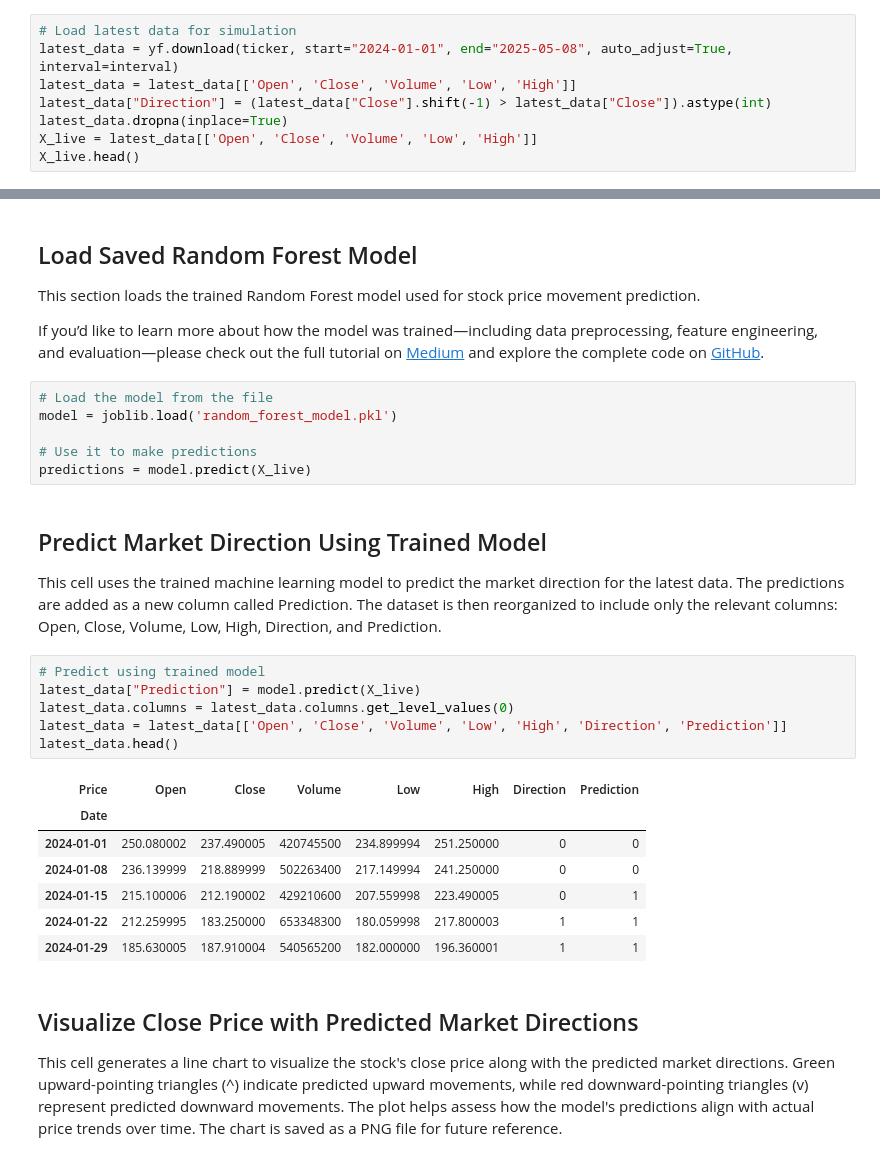
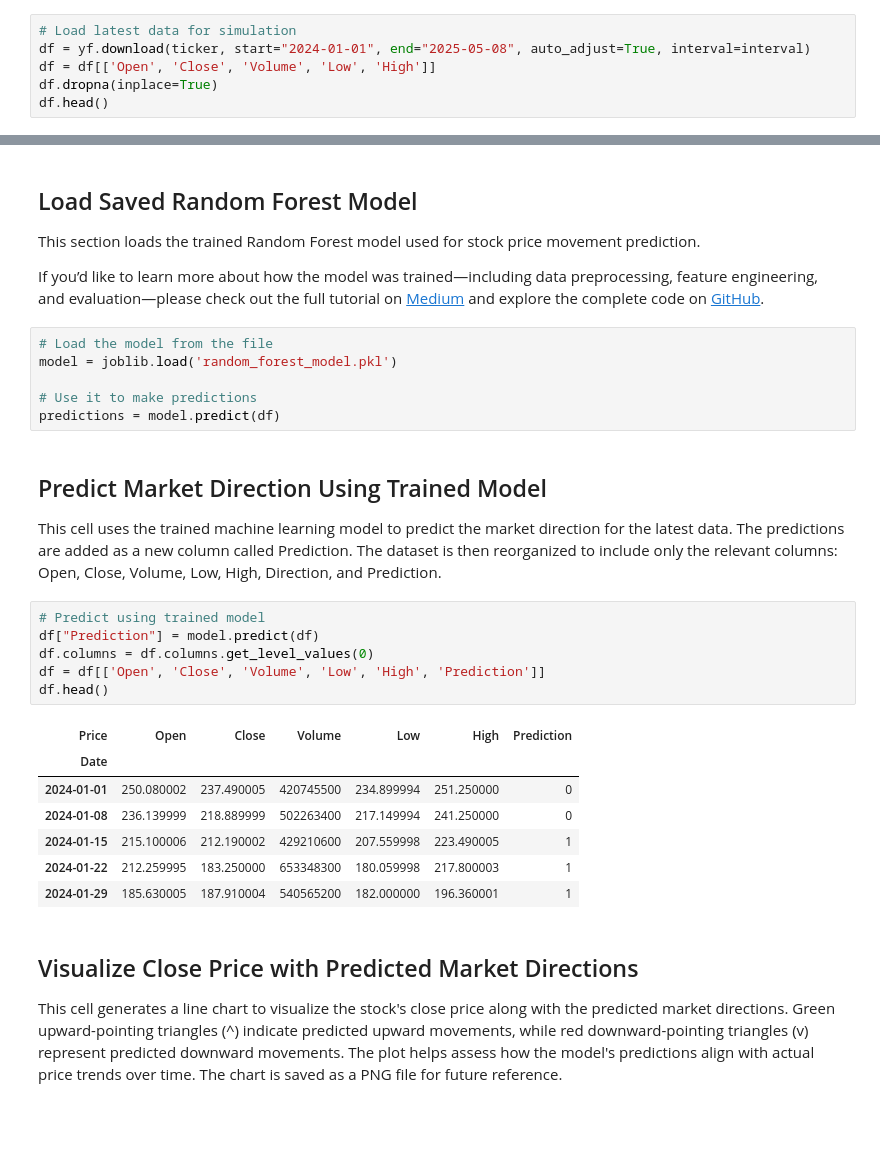
Before and after one commit to Brianhulela/random_forest_trading_strategy, a Jupyter notebook: strategy.ipynb, the cells around one changed output, grey strips where cells are left out. Cells and saved outputs as stored; diff of their text form; blank space fills up the shorter version.

```diff
--- a/strategy.ipynb
+++ b/strategy.ipynb
@@ -35,12 +35,10 @@ interval = "1wk"
 ### Download Data
 # %%
 # Load latest data for simulation
-latest_data = yf.download(ticker, start="2024-01-01", end="2025-05-08", auto_adjust=True, interval=interval)
-latest_data = latest_data[['Open', 'Close', 'Volume', 'Low', 'High']]
-latest_data["Direction"] = (latest_data["Close"].shift(-1) > latest_data["Close"]).astype(int)
-latest_data.dropna(inplace=True)
-X_live = latest_data[['Open', 'Close', 'Volume', 'Low', 'High']]
-X_live.head()
+df = yf.download(ticker, start="2024-01-01", end="2025-05-08", auto_adjust=True, interval=interval)
+df = df[['Open', 'Close', 'Volume', 'Low', 'High']]
+df.dropna(inplace=True)
+df.head()
 # %% [output]
 [*********************100%***********************]  1 of 1 completed
 | Price | Open | Close | Volume | Low | High |
@@ -76,25 +74,25 @@ If you’d like to learn more about how the model was trained—including data p
 model = joblib.load('random_forest_model.pkl')
 
 # Use it to make predictions
-predictions = model.predict(X_live)
+predictions = model.predict(df)
 # %% [markdown]
 ## Predict Market Direction Using Trained Model
 
 This cell uses the trained machine learning model to predict the market direction for the latest data. The predictions are added as a new column called Prediction. The dataset is then reorganized to include only the relevant columns: Open, Close, Volume, Low, High, Direction, and Prediction.
 # %%
 # Predict using trained model
-latest_data["Prediction"] = model.predict(X_live)
-latest_data.columns = latest_data.columns.get_level_values(0)
-latest_data = latest_data[['Open', 'Close', 'Volume', 'Low', 'High', 'Direction', 'Prediction']]
-latest_data.head()
+df["Prediction"] = model.predict(df)
+df.columns = df.columns.get_level_values(0)
+df = df[['Open', 'Close', 'Volume', 'Low', 'High', 'Prediction']]
+df.head()
 # %% [output]
-| Price | Open | Close | Volume | Low | High | Direction | Prediction |
-| Date |  |  |  |  |  |  |  |
-| 2024-01-01 | 250.080002 | 237.490005 | 420745500 | 234.899994 | 251.250000 | 0 | 0 |
-| 2024-01-08 | 236.139999 | 218.889999 | 502263400 | 217.149994 | 241.250000 | 0 | 0 |
-| 2024-01-15 | 215.100006 | 212.190002 | 429210600 | 207.559998 | 223.490005 | 0 | 1 |
-| 2024-01-22 | 212.259995 | 183.250000 | 653348300 | 180.059998 | 217.800003 | 1 | 1 |
-| 2024-01-29 | 185.630005 | 187.910004 | 540565200 | 182.000000 | 196.360001 | 1 | 1 |
+| Price | Open | Close | Volume | Low | High | Prediction |
+| Date |  |  |  |  |  |  |
+| 2024-01-01 | 250.080002 | 237.490005 | 420745500 | 234.899994 | 251.250000 | 0 |
+| 2024-01-08 | 236.139999 | 218.889999 | 502263400 | 217.149994 | 241.250000 | 0 |
+| 2024-01-15 | 215.100006 | 212.190002 | 429210600 | 207.559998 | 223.490005 | 1 |
+| 2024-01-22 | 212.259995 | 183.250000 | 653348300 | 180.059998 | 217.800003 | 1 |
+| 2024-01-29 | 185.630005 | 187.910004 | 540565200 | 182.000000 | 196.360001 | 1 |
 # %% [markdown]
 ## Visualize Close Price with Predicted Market Directions
 This cell generates a line chart to visualize the stock's close price along with the predicted market directions. Green upward-pointing triangles (^) indicate predicted upward movements, while red downward-pointing triangles (v) represent predicted downward movements. The plot helps assess how the model's predictions align with actual price trends over time. The chart is saved as a PNG file for future reference.
```
Also changed, not shown: parts of 6 cells of this notebook.
